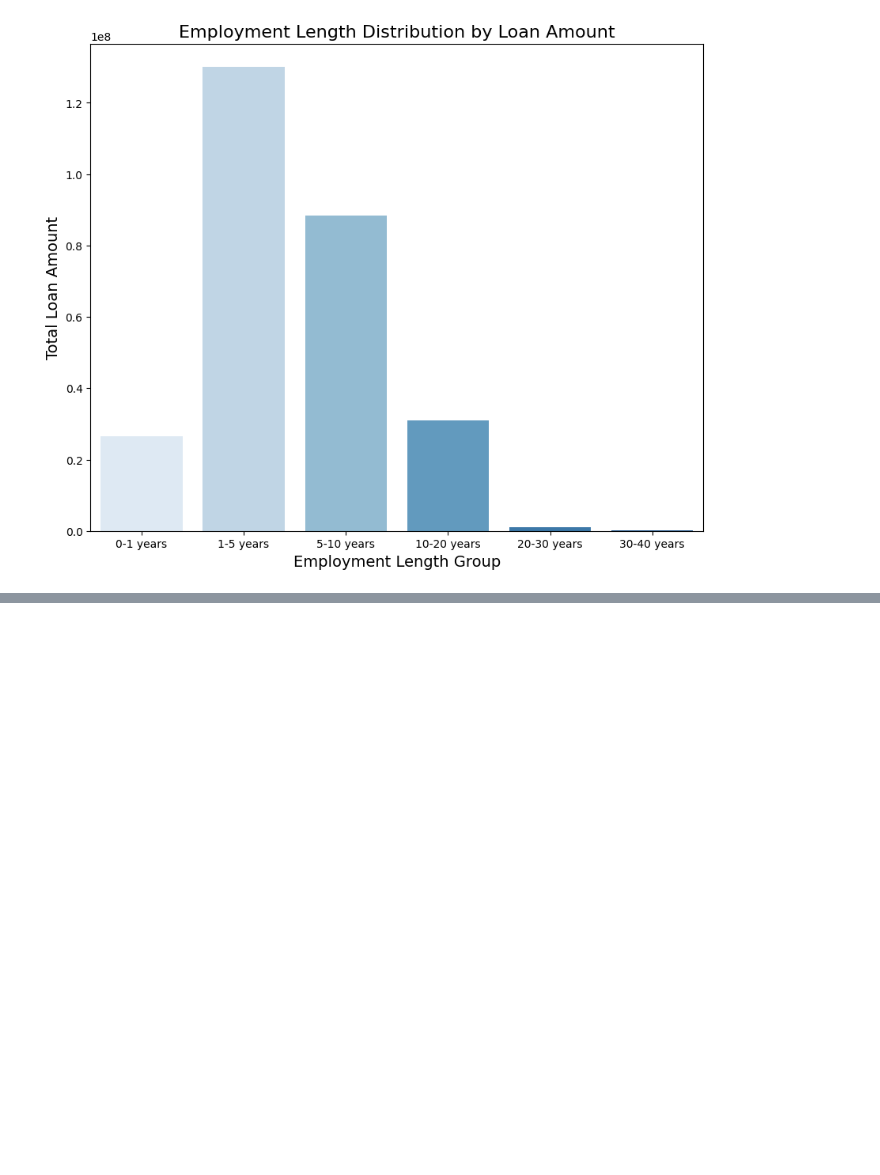
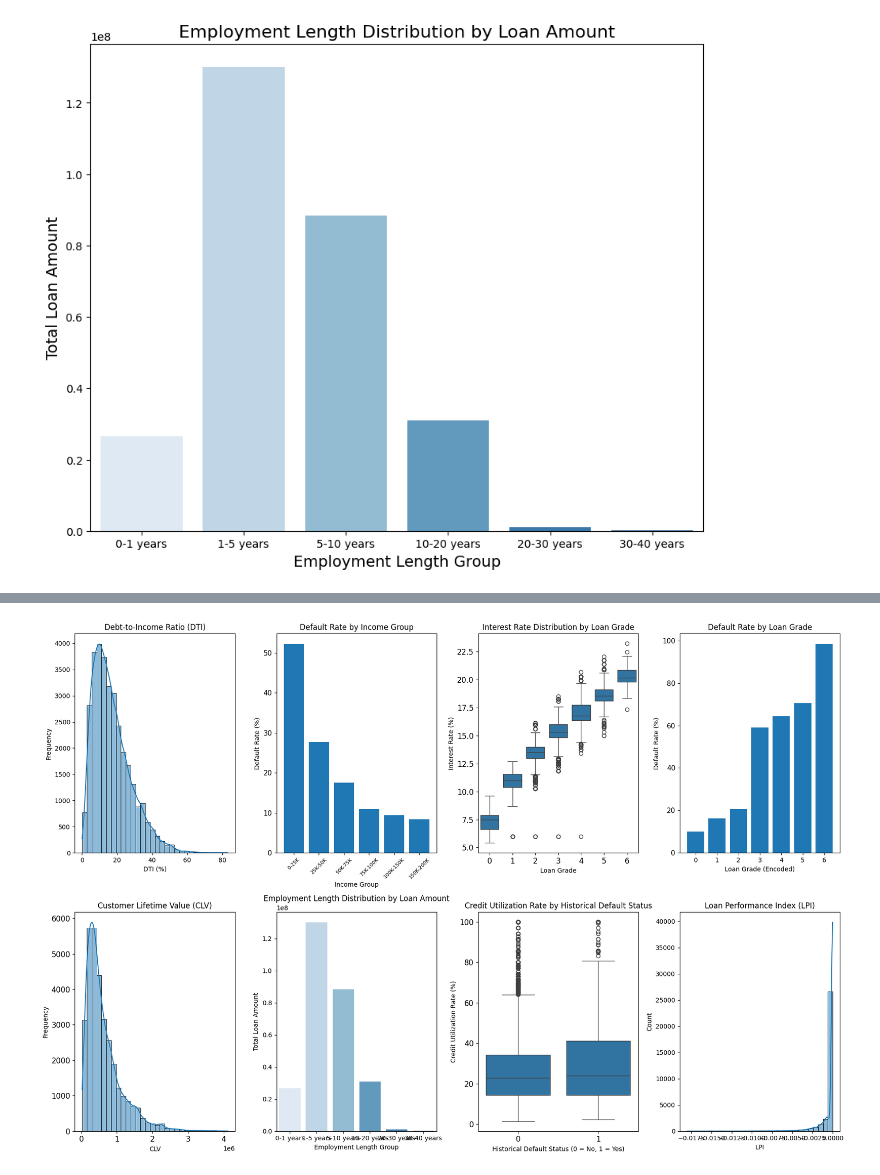
Before and after one commit to RahilChadha/Credit-risk-assessment, a Jupyter notebook: Credit_Risk_KPI.ipynb, the cells around one changed output, grey strips where cells are left out. Cells and saved outputs as stored; diff of their text form; code cells hidden in the pictures; blank space fills up the shorter version.

```diff
--- a/Credit_Risk_KPI.ipynb
+++ b/Credit_Risk_KPI.ipynb
@@ -305,0 +224,77 @@ plt.show()
+# %%
+# Set the figure size and create 8 subplots in a 2x4 grid
+plt.figure(figsize=(18, 12))
+
+# Plot 1: Debt-to-Income Ratio (DTI)
+plt.subplot(2, 4, 1)
+sns.histplot(cleaned_data['DTI'], bins=30, kde=True)
+plt.title('Debt-to-Income Ratio (DTI)')
+plt.xlabel('DTI (%)')
+plt.ylabel('Frequency')
+
+# Plot 2: Default Rate by Income Group
+plt.subplot(2, 4, 2)
+plt.bar(income_group_default_rate.index, income_group_default_rate)
+plt.title('Default Rate by Income Group')
+plt.xlabel('Income Group')
+plt.ylabel('Default Rate (%)')
+plt.xticks(fontsize=8, rotation=45)
+plt.yticks(fontsize=11)
+
+# Plot 3: Interest Rate Distribution by Loan Grade
+plt.subplot(2, 4, 3)
+sns.boxplot(x='loan_grade_encoded', y='loan_int_rate', data=cleaned_data)
+plt.title('Interest Rate Distribution by Loan Grade')
+plt.xlabel('Loan Grade')
+plt.ylabel('Interest Rate (%)')
+plt.xticks(fontsize=12)
+plt.yticks(fontsize=12)
+
+# Plot 4: Default Rate by Loan Grade
+plt.subplot(2, 4, 4)
+plt.bar(loan_grade_default_rate.index, loan_grade_default_rate)
+plt.title('Default Rate by Loan Grade')
+plt.xlabel('Loan Grade (Encoded)')
+plt.ylabel('Default Rate (%)')
+plt.xticks(fontsize=10, rotation=0)
+plt.yticks(fontsize=11)
+
+# Plot 5: Customer Lifetime Value (CLV)
+plt.subplot(2, 4, 5)
+sns.histplot(cleaned_data['CLV'], bins=30, kde=True)
+plt.title('Customer Lifetime Value (CLV)')
+plt.xlabel('CLV')
+plt.ylabel('Frequency')
+plt.xticks(fontsize=12)
+plt.yticks(fontsize=12)
+
+# Plot 6: Employment Length Distribution by Loan Amount
+plt.subplot(2, 4, 6)
+sns.barplot(x=loan_amount_by_employment_length.index, y=loan_amount_by_employment_length, palette='Blues')
+plt.title('Employment Length Distribution by Loan Amount')
+plt.xlabel('Employment Length Group')
+plt.ylabel('Total Loan Amount')
+
+# Plot 7: Credit Utilization Rate by Historical Default Status
+plt.subplot(2, 4, 7)
+sns.boxplot(x='cb_person_default_on_file_encoded', y='Credit_Utilization_Rate', data=cleaned_data)
+plt.title('Credit Utilization Rate by Historical Default Status')
+plt.xlabel('Historical Default Status (0 = No, 1 = Yes)')
+plt.ylabel('Credit Utilization Rate (%)')
+plt.xticks(fontsize=12)
+plt.yticks(fontsize=12)
+
+# Plot 8: Loan Performance Index (LPI)
+plt.subplot(2, 4, 8)
+sns.histplot(cleaned_data['LPI'], bins=30, kde=True)
+plt.title('Loan Performance Index (LPI)')
+plt.xlabel('LPI')
+plt.ylabel('Count')
+
+# Adjust layout
+plt.tight_layout()
+
+# Show all the plots in a single figure
+plt.show()
+# %% [output]
+[figure, added]
```
Also changed, not shown: parts of 9 cells of this notebook.
